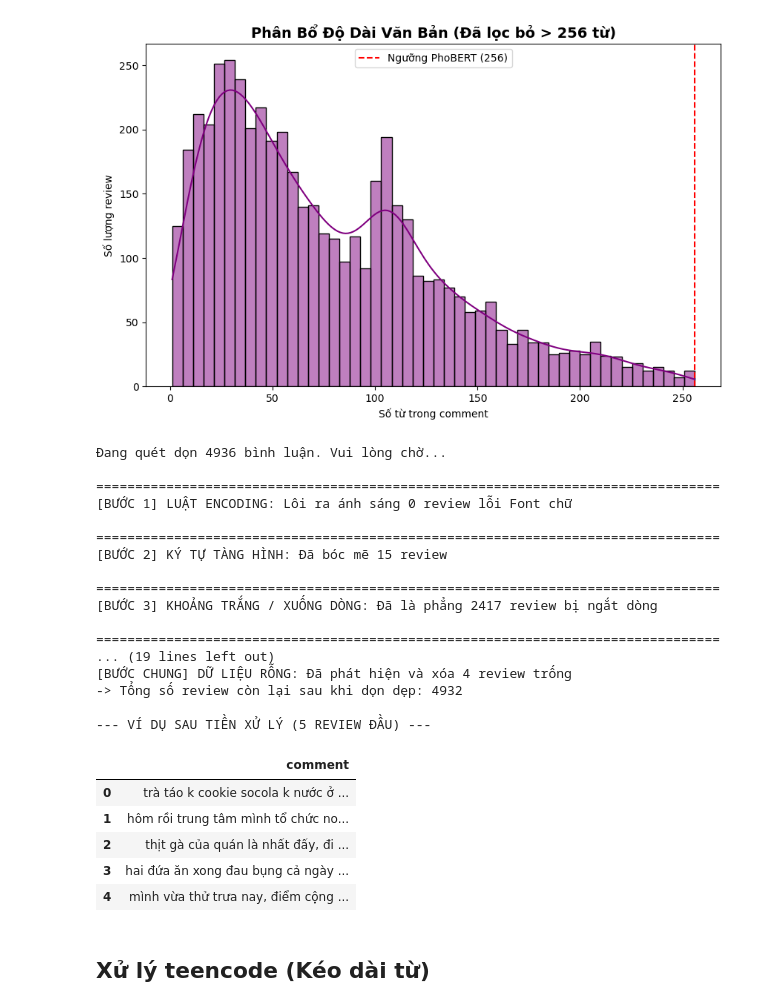
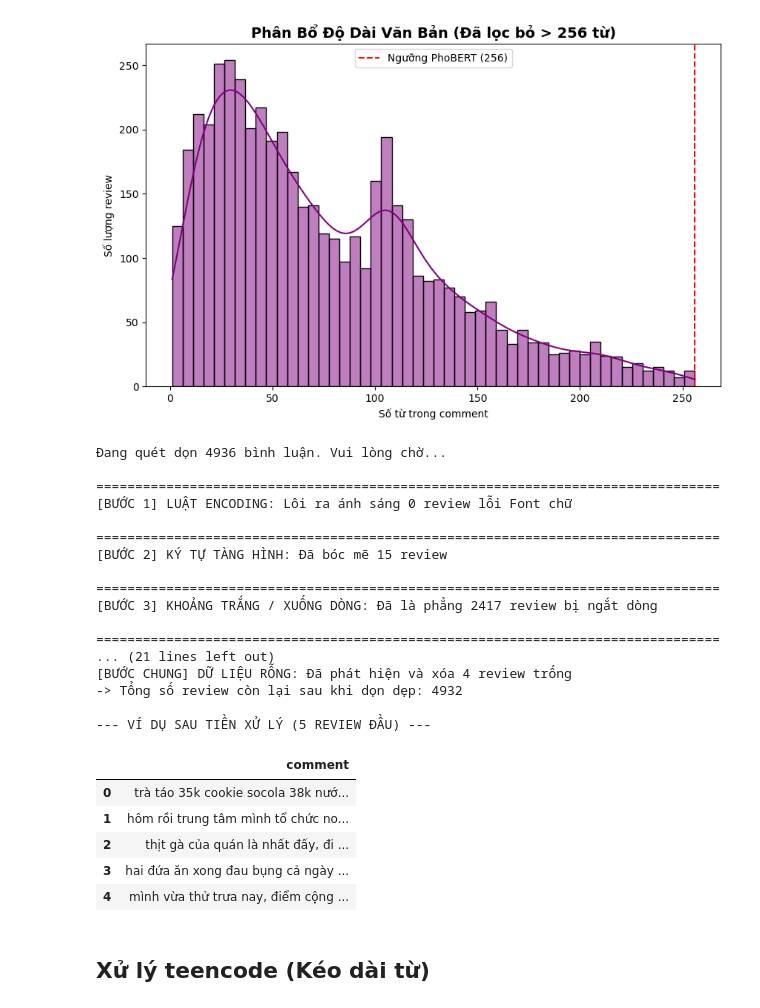
Before and after one commit to chichic21039/ML-Lab1-Restaurant, a Jupyter notebook: preprocessing and eda/preprocessing_and_eda_vsa_test.ipynb, the cells around one changed output. Drawn from its saved outputs; the diff is of its cells as text; code cells hidden in the pictures.

```diff
--- a/preprocessing and eda/preprocessing_and_eda_vsa_test.ipynb
+++ b/preprocessing and eda/preprocessing_and_eda_vsa_test.ipynb
@@ -123,6 +123,35 @@ fixed_encoding = []
 fixed_invisible = []
 fixed_whitespace = []
 fixed_non_alpha = []
+
+def process_token(token):
+    """
+    Xử lý từng token (từ được phân tách bởi khoảng trắng).
+    Quyết định giữ nguyên, làm sạch, hoặc xóa hoàn toàn.
+    """
+    # Giữ nguyên nếu token chỉ toàn chữ cái (không số, không ký tự đặc biệt)
+    if not re.search(r'[\d\W]', token) or token == ',':
+        return token
+
+    # Tách dấu phẩy cuối token ra để xử lý riêng (VD: "50k," → core="50k", suffix=",")
+    suffix = ''
+    core = token
+    if token.endswith(','):
+        suffix = ','
+        core = token[:-1]
+
+    # Các pattern số hợp lệ → GIỮ LẠI
+    if re.fullmatch(r'\d+[khp]', core):    # số+k / số+h / số+p : 50k, 22h, 30p
+        return core + suffix
+    if re.fullmatch(r'\d+/\d+', core):     # số/số                : 5/5, 1/2
+        return core + suffix
+    if re.fullmatch(r'\d+', core):         # số đứng độc lập      : 3 người, order 2 món
+        return core + suffix
+
+    # Còn lại: xóa ký tự đặc biệt + số, chỉ giữ chữ cái và dấu phẩy
+    # VD: "3ng"→"ng", "<3"→"", "=))"→"", "covid19"→"covid", "24km"→"km"
+    cleaned = re.sub(r'[^\w,]|_|\d', '', token)
+    return cleaned if cleaned else ''
 
 def track_and_clean(text):
     if pd.isna(text) or not isinstance(text, str):
@@ -146,29 +175,29 @@ def track_and_clean(text):
     # --- BƯỚC 2: Loại bỏ ký tự ẩn ---
     step_2 = re.sub(r'[\u200b\u200c\u200d\u200e\u200f\ufeff]+', '', step_1)
     step_2 = re.sub(r'[\x00-\x08\x0b\x0c\x0e-\x1f\x7f]', '', step_2)
-
     if step_2 != step_1:
         fixed_invisible.append({"old": repr(step_1), "new": repr(step_2)})
 
     # --- BƯỚC 3: Xử lý khoảng trắng lộn xộn & Xuống dòng ---
     step_3 = re.sub(r'[\r\n\t]+', ' ', step_2)
     step_3 = re.sub(r'\s+', ' ', step_3).strip()
-
     if step_3 != step_2:
         fixed_whitespace.append({"old": repr(step_2), "new": repr(step_3)})
 
     # --- BƯỚC 4: Chuyển toàn bộ về chữ thường ---
     step_4 = step_3.lower()
 
-    # --- BƯỚC 5: XỬ LÝ DẤU CÂU (GIỮ LẠI DẤU PHẨY) ---
-    # Thay thế dấu chấm . bằng dấu phẩy , (để giữ lại điểm ngắt câu)
+    # --- BƯỚC 5: XỬ LÝ DẤU CÂU & SỐ ---
+    # Bước 5a: Thay dấu chấm → dấu phẩy (giữ lại điểm ngắt câu)
     step_5 = step_4.replace('.', ',')
 
-    # Xóa các dấu câu/ký tự đặc biệt KHÁC, NHƯ: ! ? ; : " ' ( ) [ ] { } - / \ @ # $ % ^ & * + = ~ `
-    # NHƯ VẬY dấu phẩy , sẽ được giữ lại
-    step_5 = re.sub(r'[^\w\s,]|_|\d', ' ', step_5)  # Thêm , vào ngoại lệ [^\w\s,]
+    # Bước 5b: Xử lý từng token theo rule
+    # Tách theo space → xử lý → ghép lại
+    tokens = step_5.split(' ')
+    processed = [process_token(t) for t in tokens]
+    step_5 = ' '.join(t for t in processed if t)
 
-    # Dọn dẹp lại khoảng trắng lộn xộn
+    # Bước 5c: Dọn khoảng trắng lần cuối
     step_5 = re.sub(r'\s+', ' ', step_5).strip()
 
     if step_5 != step_4:
@@ -176,21 +205,21 @@ def track_and_clean(text):
 
     return step_5
 
-# Khởi chạy Bot Dọn Dẹp
+# ==========================================
+# KHỞI CHẠY
+# ==========================================
 print(f"Đang quét dọn {len(df_reviews)} bình luận. Vui lòng chờ...")
 initial_count = len(df_reviews)
 
-# Cập nhật cột comment
 df_reviews['comment'] = df_reviews['comment'].apply(track_and_clean)
 
-# --- Xóa đánh giá rỗng ---
+# Xóa review rỗng sau khi làm sạch
 df_reviews = df_reviews[df_reviews['comment'] != ''].reset_index(drop=True)
 empty_removed_count = initial_count - len(df_reviews)
 
 # ==========================================
 # IN RA MINH CHỨNG (SHOW LOG)
 # ==========================================
-
 print("\n" + "="*80)
 print(f"[BƯỚC 1] LUẬT ENCODING: Lôi ra ánh sáng {len(fixed_encoding)} review lỗi Font chữ")
 
@@ -201,39 +230,40 @@ print("\n" + "="*80)
 print(f"[BƯỚC 3] KHOẢNG TRẮNG / XUỐNG DÒNG: Đã là phẳng {len(fixed_whitespace)} review bị ngắt dòng")
 
 print("\n" + "="*80)
 print(f"[BƯỚC 4 & 5] DỌN SẠCH DẤU CÂU & CHỮ SỐ: Đã chuẩn hóa {len(fixed_non_alpha)} review")
-print(f"             (GIỮ LẠI DẤU PHẨY ',', THAY DẤU CHẤM '.' THÀNH ',')")
+print(f"             GIỮ LẠI : số+k (50k) | số+h (22h) | số+p (30p) | số/số (5/5) | số đứng độc lập (3 người)")
+print(f"             XÓA     : ký tự đặc biệt (<3 =)> ...) | số dính chữ (covid19, 3ng, 24km)")
+print(f"             THAY    : dấu chấm '.' → dấu phẩy ','")
 for i, item in enumerate(fixed_non_alpha[:5]):
-    print(f"❌ [Gốc]:  {item['old']}")
-    print(f"✅ [Mới]:  {item['new']}\n")
+    print(f"  ❌ [Gốc]: {item['old']}")
+    print(f"  ✅ [Mới]: {item['new']}\n")
 
 print("\n" + "="*80)
 print(f"[BƯỚC CHUNG] DỮ LIỆU RỖNG: Đã phát hiện và xóa {empty_removed_count} review trống")
 print(f"-> Tổng số review còn lại sau khi dọn dẹp: {len(df_reviews)}\n")
 
-# In ví dụ để kiểm chứng
 print("--- VÍ DỤ SAU TIỀN XỬ LÝ (5 REVIEW ĐẦU) ---")
 display(df_reviews[['comment']].head(5))
 # %% [output]
 Đang quét dọn 4936 bình luận. Vui lòng chờ...
 
 ================================================================================
 [BƯỚC 1] LUẬT ENCODING: Lôi ra ánh sáng 0 review lỗi Font chữ
 
 ================================================================================
 [BƯỚC 2] KÝ TỰ TÀNG HÌNH: Đã bóc mẽ 15 review
 
 ================================================================================
 [BƯỚC 3] KHOẢNG TRẮNG / XUỐNG DÒNG: Đã là phẳng 2417 review bị ngắt dòng
 
 ================================================================================
-... (19 lines left out)
+... (21 lines left out)
 [BƯỚC CHUNG] DỮ LIỆU RỖNG: Đã phát hiện và xóa 4 review trống
 -> Tổng số review còn lại sau khi dọn dẹp: 4932
 
 --- VÍ DỤ SAU TIỀN XỬ LÝ (5 REVIEW ĐẦU) ---
 |  | comment |
-| 0 | trà táo k cookie socola k nước ở ... |
+| 0 | trà táo 35k cookie socola 38k nướ... |
 | 1 | hôm rồi trung tâm mình tổ chức no... |
 | 2 | thịt gà của quán là nhất đấy, đi ... |
 | 3 | hai đứa ăn xong đau bụng cả ngày ... |
```
Also changed, not shown: parts of 6 cells of this notebook, 1 other file.
